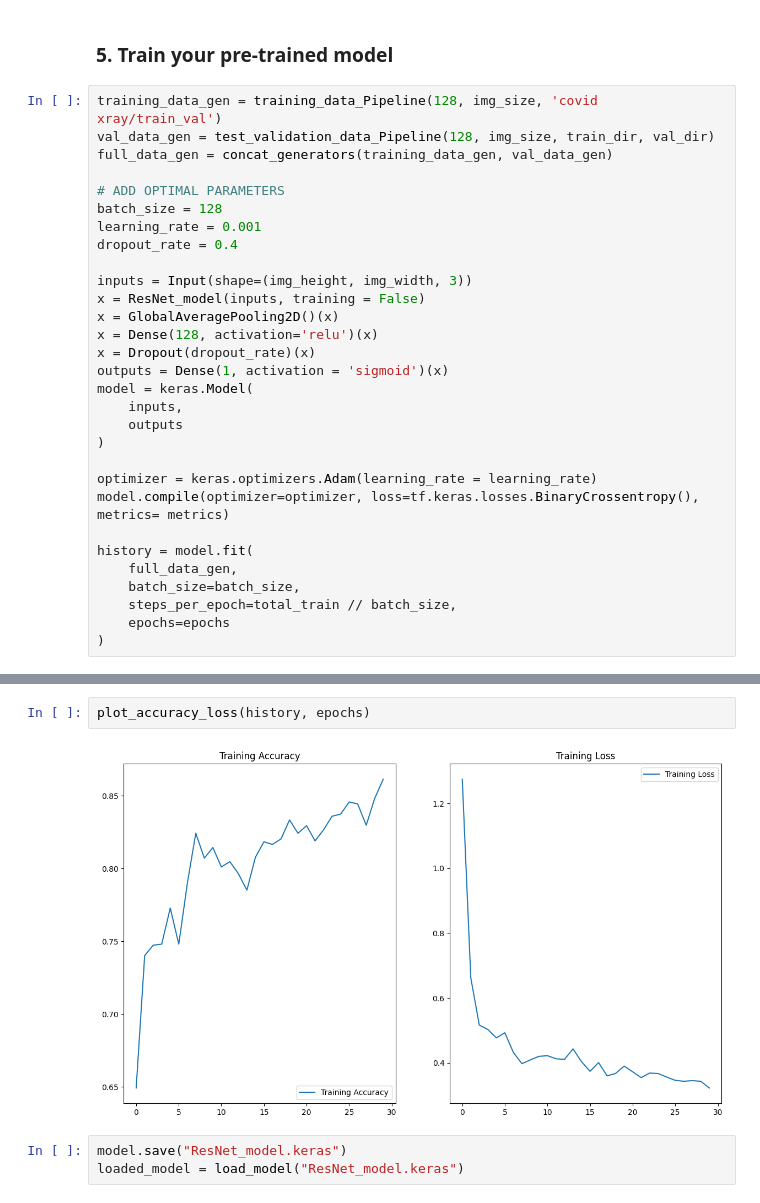
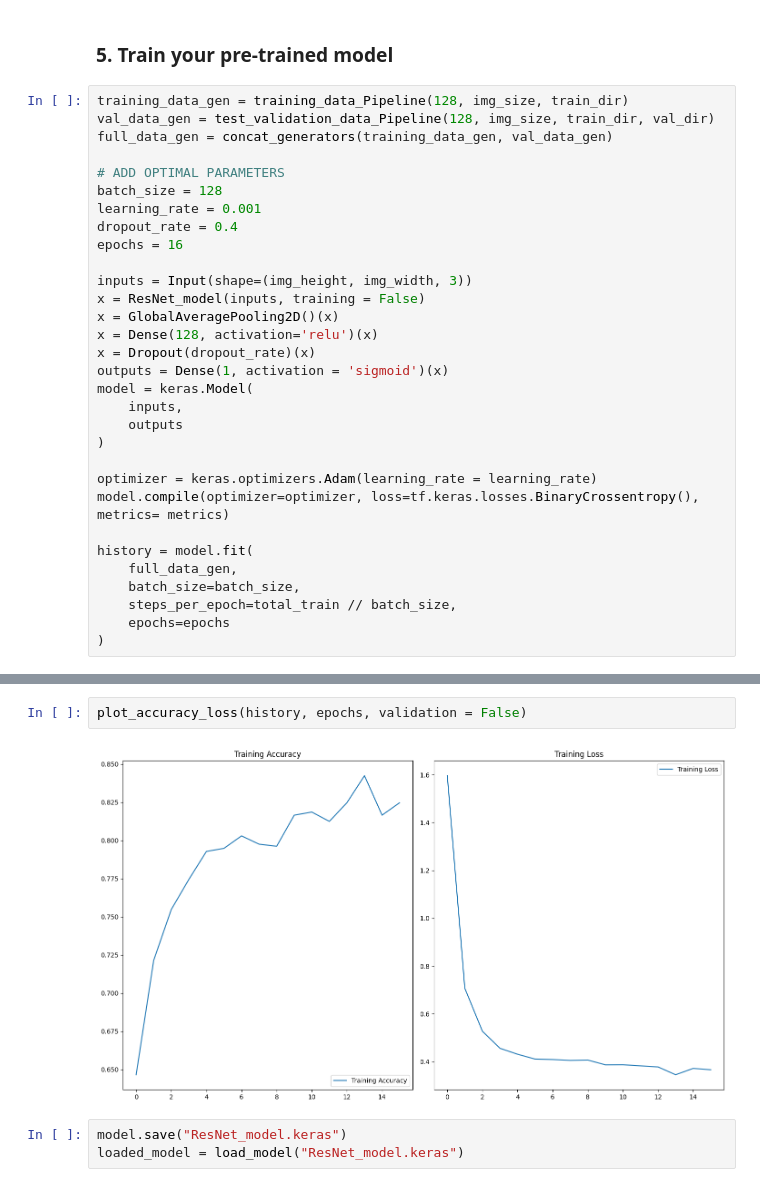
Before and after one commit to marcinjedrych/Project-AI, a Jupyter notebook: Task 3.ipynb, the cells around one changed output, grey strips where cells are left out. Drawn from its saved outputs; the diff is of its cells as text.

Commit message:
resnet model with limited epochs

```diff
--- a/Task 3.ipynb
+++ b/Task 3.ipynb
@@ -330,7 +356,7 @@ Total elapsed time: 00h 25m 57s
 # %% [markdown]
 ### 5. Train your pre-trained model
 # %%
-training_data_gen = training_data_Pipeline(128, img_size, 'covid xray/train_val')
+training_data_gen = training_data_Pipeline(128, img_size, train_dir)
 val_data_gen = test_validation_data_Pipeline(128, img_size, train_dir, val_dir)
 full_data_gen = concat_generators(training_data_gen, val_data_gen)
 
@@ -338,6 +364,7 @@ full_data_gen = concat_generators(training_data_gen, val_data_gen)
 batch_size = 128
 learning_rate = 0.001
 dropout_rate = 0.4
+epochs = 16
 
 inputs = Input(shape=(img_height, img_width, 3))
 x = ResNet_model(inputs, training = False)
@@ -387,7 +407,7 @@ Epoch 30/30
 # %%
-plot_accuracy_loss(history, epochs)
+plot_accuracy_loss(history, epochs, validation = False)
 # %% [output]
-[figure, old version]
+[figure, new version]
 # %%
 model.save("ResNet_model.keras")
 loaded_model = load_model("ResNet_model.keras")
```
Also changed, not shown: parts of 16 cells of this notebook, 3 other files.
